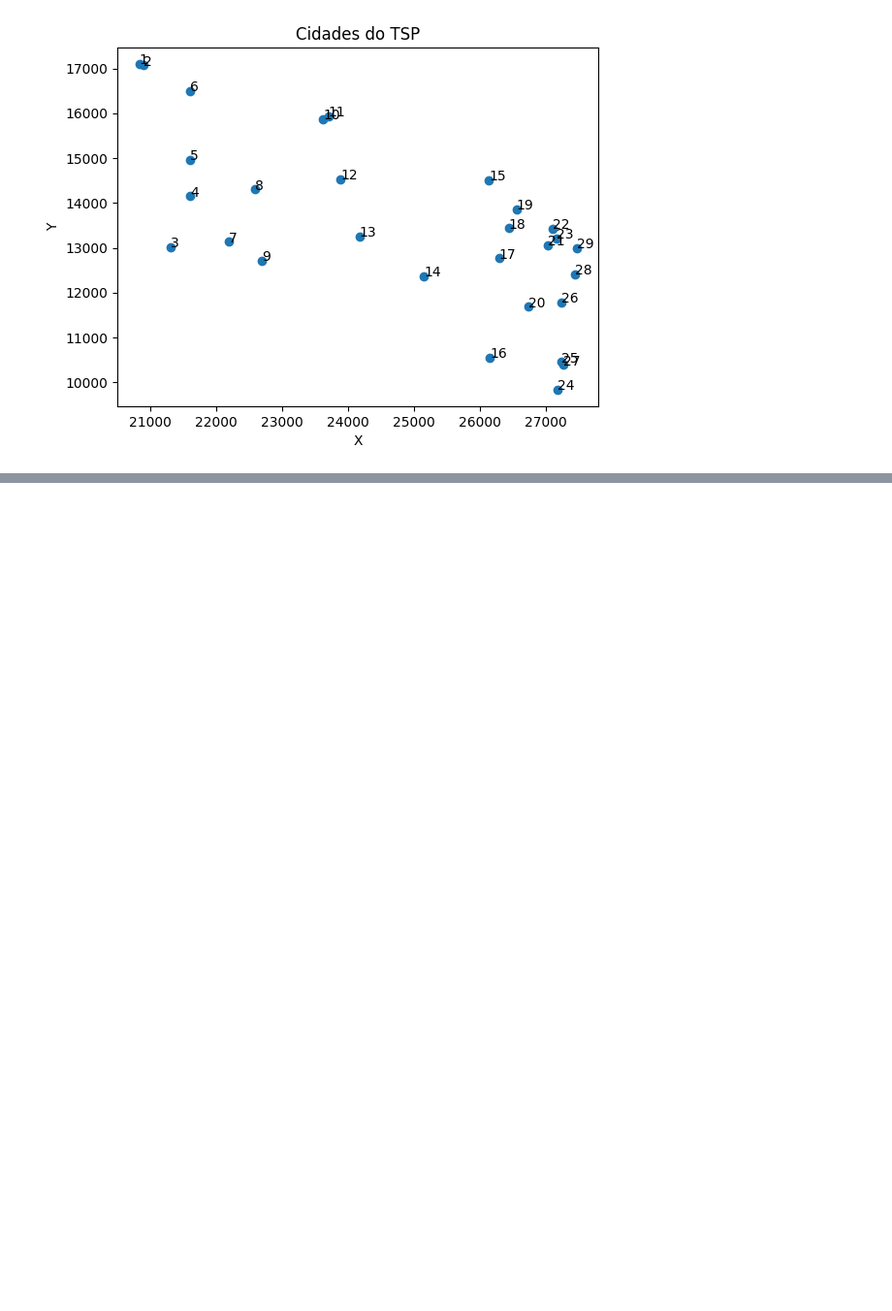
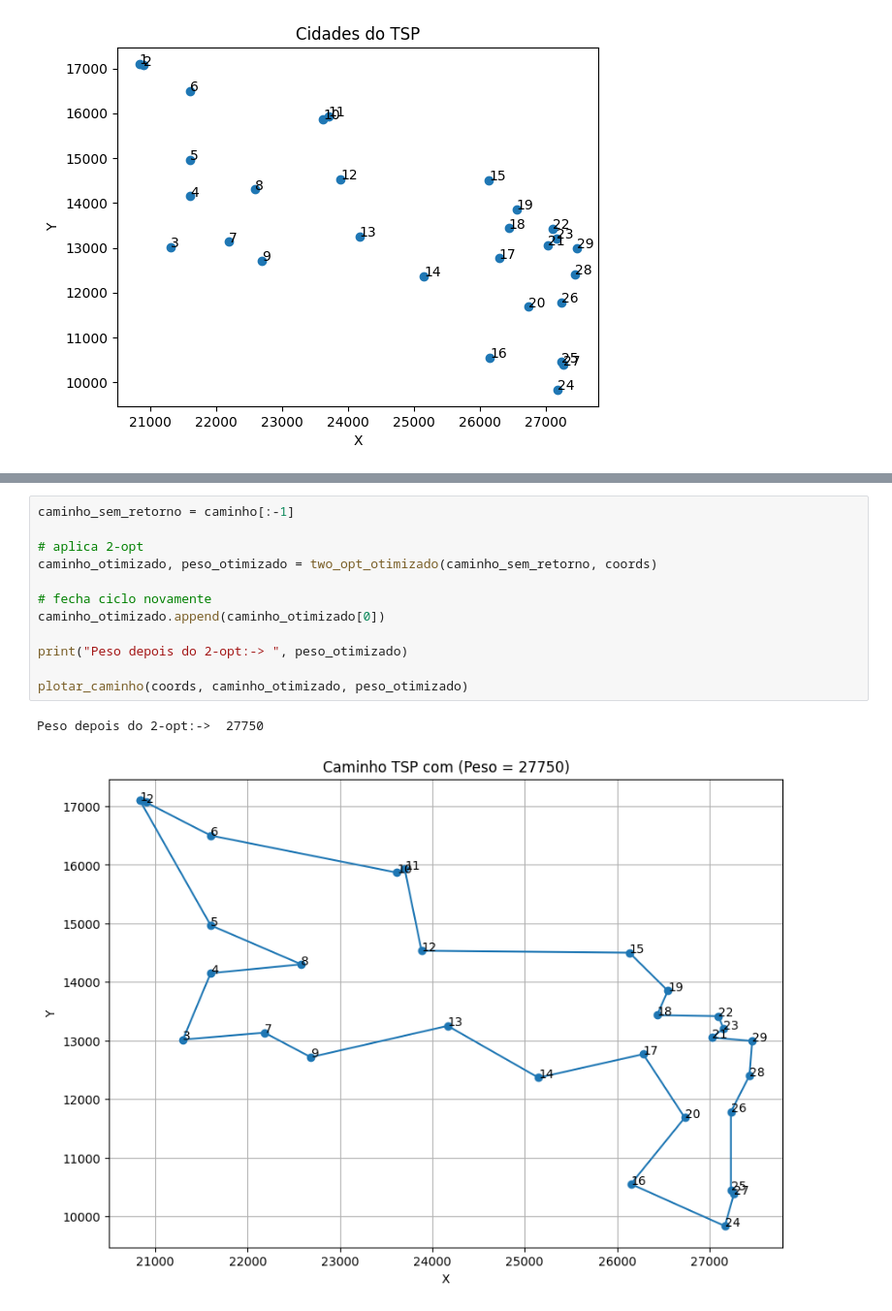
Before and after one commit to Erc-prog-xD/Grafos_trabfinal, a Jupyter notebook: pcv.ipynb, the cells around one changed output, grey strips where cells are left out. Shown at 97% size. Saved outputs shown, nothing was run; the diff lists cells and outputs as text; blank space fills up the shorter version.

```diff
--- a/pcv.ipynb
+++ b/pcv.ipynb
@@ -142,0 +251,15 @@ peso
+# %%
+caminho_sem_retorno = caminho[:-1]
+
+# aplica 2-opt
+caminho_otimizado, peso_otimizado = two_opt_otimizado(caminho_sem_retorno, coords)
+
+# fecha ciclo novamente
+caminho_otimizado.append(caminho_otimizado[0])
+
+print("Peso depois do 2-opt:-> ", peso_otimizado)
+
+plotar_caminho(coords, caminho_otimizado, peso_otimizado)
+# %% [output]
+Peso depois do 2-opt:->  27750
+[figure, added]
```
Also changed, not shown: parts of 7 cells of this notebook, 1 other file.
